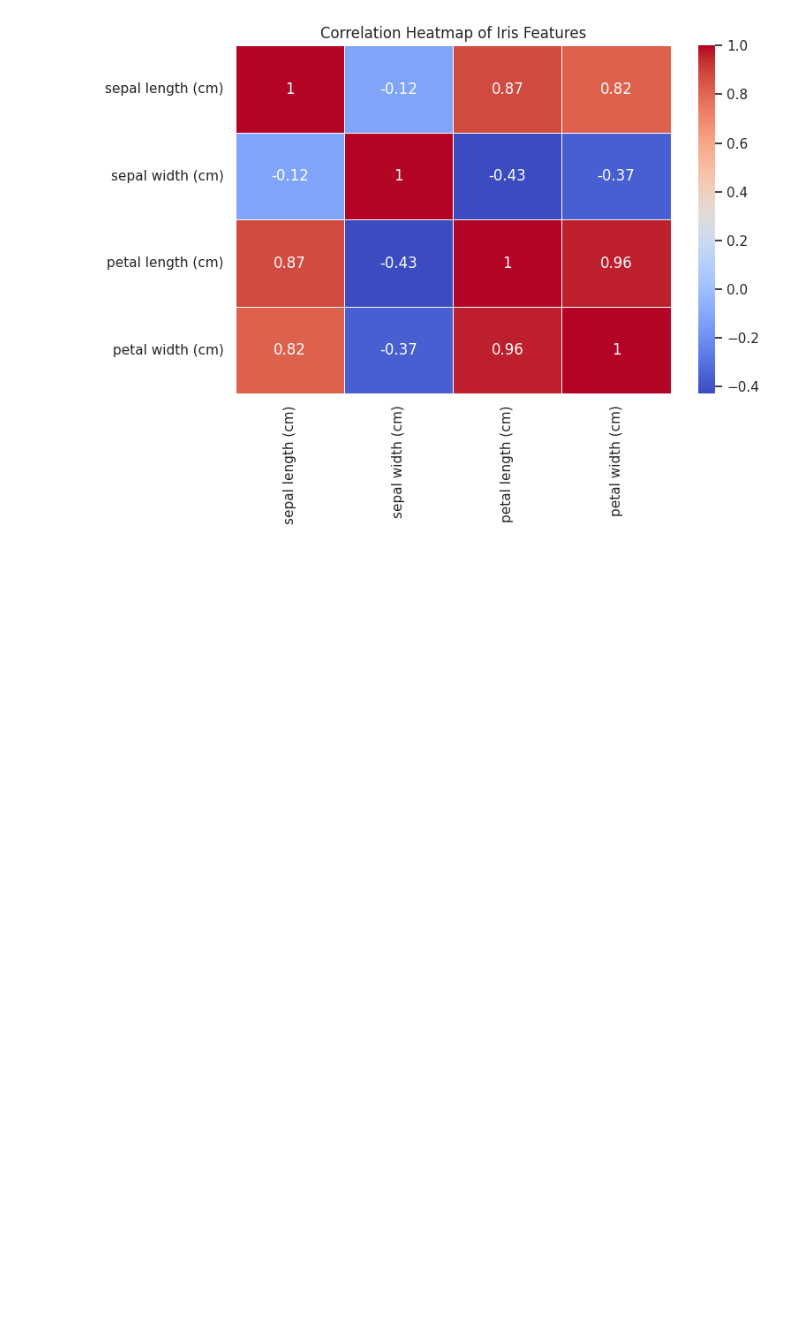
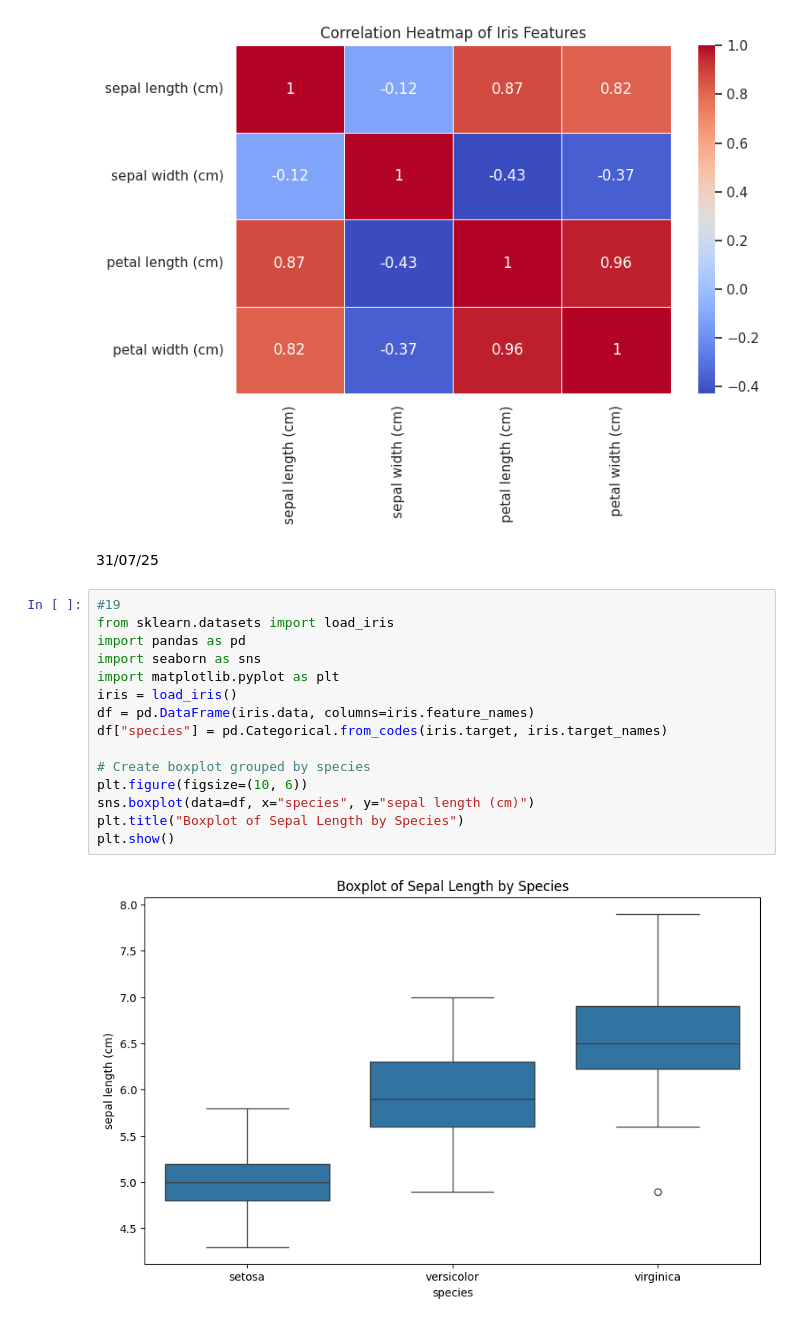
Before and after one commit to ThodupunooriSaiManish/Machine_Learning, a Jupyter notebook: Machine_Learning_Lab.ipynb, the cells around one changed output. Cells and saved outputs as stored; diff of their text form; blank space fills up the shorter version.

```diff
--- a/Machine_Learning_Lab.ipynb
+++ b/Machine_Learning_Lab.ipynb
@@ -863,3 +863,22 @@ plt.tight_layout()
 plt.show()
 # %% [output]
 [figure]
+# %% [markdown]
+31/07/25
+# %%
+#19
+from sklearn.datasets import load_iris
+import pandas as pd
+import seaborn as sns
+import matplotlib.pyplot as plt
+iris = load_iris()
+df = pd.DataFrame(iris.data, columns=iris.feature_names)
+df["species"] = pd.Categorical.from_codes(iris.target, iris.target_names)
+
+# Create boxplot grouped by species
+plt.figure(figsize=(10, 6))
+sns.boxplot(data=df, x="species", y="sepal length (cm)")
+plt.title("Boxplot of Sepal Length by Species")
+plt.show()
+# %% [output]
+[figure, added]
```
Also changed, not shown: parts of 3 cells of this notebook.
